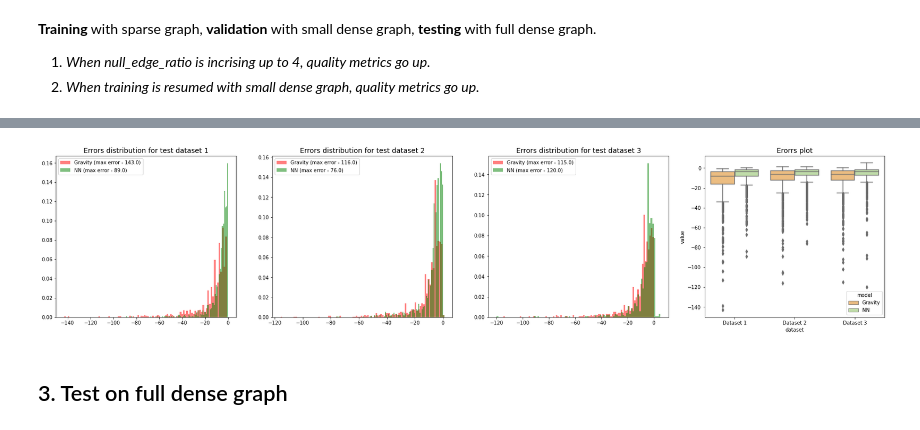
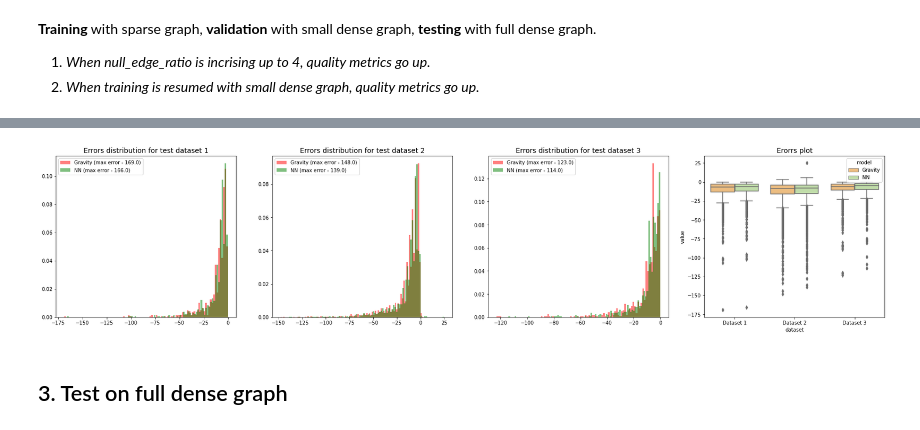
Before and after one commit to E-Kovtun/population_flows_nn, a Jupyter notebook: predict_flow.ipynb, the cells around one changed output, grey strips where cells are left out. Saved outputs shown, nothing was run; the diff lists cells and outputs as text; code cells hidden in the pictures.

Commit message:
learn only with sparse graph

```diff
--- a/predict_flow.ipynb
+++ b/predict_flow.ipynb
@@ -559,0 +573,2 @@ writer = SummaryWriter("./logs/" + "NN-128-64-2-128-1-4-mse-decay-0001-resume")
+# %%
+emb_model, flow_model = train(100, train_dataset, validate_dataset, writer, model="NN")
@@ -560,4 +593,4 @@ writer = SummaryWriter("./logs/" + "NN-128-64-2-128-1-4-mse-decay-0001-resume")
 # %%
 sparse_dataset = sparse_dataset.shuffle()
-emb_model, flow_model = train(50, sparse_dataset, dense_dataset, writer, model="NN")
+gravity_model = train(50, train_dataset, validate_dataset, writer, model="gravity_model")[0]
 # %% [output]
@@ -575,4 +607,0 @@ Epoch 50. TRAIN: loss 14.3789, r2: 0.8325. VALIDATION loss: 1.3826, standard dev
-# %%
-# Resume training with dense graph
-dense_dataset = dense_dataset.shuffle()
-emb_model, flow_model = train(50, dense_dataset[:5], dense_dataset[5:], writer, model="NN", checkpoints="./model/checkpoint.pt")
@@ -591,3 +607,0 @@ Epoch 50. TRAIN: loss 1.7009, r2: 0.4718. VALIDATION loss: 0.9336, standard devi
-# %%
-sparse_dataset = sparse_dataset.shuffle()
-gravity_model = train(50, sparse_dataset, dense_dataset, writer, model="gravity_model")[0]
@@ -606,7 +608,7 @@ Epoch 50. TRAIN: loss 20.0601, r2: 0.7643. VALIDATION loss: 2.7156, standard dev
 # %%
 nn_errors = []
 gravity_errors = []
-for data in dense_dataset[3:]:
+for data in dense_dataset[:3]:
     with torch.no_grad():
         emb = emb_model(data)
         link = data.edge_index
@@ -625,34 +627,34 @@ kwargs = dict(alpha=0.5, bins=100, density=True, stacked=True, linewidth=0.1)
 ax0.set_title("Errors distribution for test dataset 1", size=14)
 ax0.hist(gravity_errors[0], color="red", label=f'Gravity (max error - {max(np.abs(gravity_errors[0]))})', **kwargs)
 ax0.hist(nn_errors[0], color="green", label=f'NN (max error - {max(np.abs(nn_errors[0]))})', **kwargs)
 ax0.legend()
 
 ax1.set_title("Errors distribution for test dataset 2", size=14)
 
 ax1.hist(gravity_errors[1], color="red", label=f'Gravity (max error - {max(np.abs(gravity_errors[1]))})', **kwargs)
 ax1.hist(nn_errors[1], color="green", label=f'NN (max error - {max(np.abs(nn_errors[1]))})', **kwargs)
 ax1.legend()
 
 ax2.set_title("Errors distribution for test dataset 3", size=14)
 ax2.hist(gravity_errors[2], color="red", label=f'Gravity (max error - {max(np.abs(gravity_errors[2]))})', **kwargs)
 ax2.hist(nn_errors[2], color="green", label=f'NN (max error - {max(np.abs(nn_errors[2]))})', **kwargs)
 ax2.legend()
 
 df_gravity = pd.DataFrame(
     [[val, f"Dataset {i + 1}", "Gravity"] for i in range(3) for val in gravity_errors[i]],
     columns=["value", "dataset", "model"]
     )
 df_nn = pd.DataFrame(
     [[val, f"Dataset {i + 1}", "NN"] for i in range(3) for val in nn_errors[i]],
     columns=["value", "dataset", "model"]
     )
 data_df = pd.concat([df_gravity, df_nn])
 ax3.set_title('Erorrs plot', size=14)
 sns.boxplot(data=data_df, x="dataset", y="value", hue="model", palette="Spectral")
 
 plt.show()
 # %% [output]
-[figure, old version]
+[figure, new version]
 # %% [markdown]
 ## 3. Test on full dense graph
 # %%
```
Also changed, not shown: parts of 21 cells of this notebook, 6 other files.
